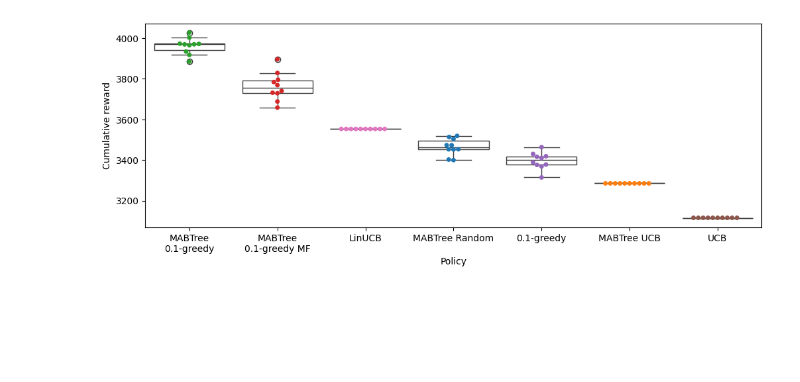
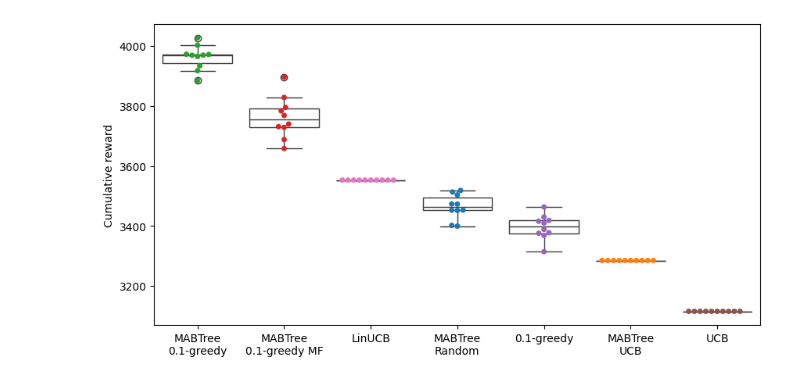
Before and after one commit to rik1599/recsys4good, a Jupyter notebook: evaluate.ipynb, the cells around one changed output. Drawn from its saved outputs; the diff is of its cells as text; code cells hidden in the pictures; blank space fills up the shorter version.

```diff
--- a/evaluate.ipynb
+++ b/evaluate.ipynb
@@ -42,0 +1,16 @@ plt.show()
+# %%
+from matplotlib import pyplot as plt
+import seaborn as sns
+import pandas as pd
+
+df_rewards = pd.read_csv('./out/cumulated_reward.csv', index_col=[0, 1])
+df_coverage = pd.read_csv('./out/coverage.csv', index_col=[0])
+df_diversity = pd.read_csv('./out/diversity.csv', index_col=[0])
+
+cumulated_reward = df_rewards.groupby(level=0, sort=False).last().T.reset_index(drop=True)
+renamed = cumulated_reward.rename(columns={
+    'MABTree 0.1-greedy': 'MABTree\n0.1-greedy',
+    'MABTree 0.1-greedy MF': 'MABTree\n0.1-greedy MF',
+    'MABTree Random': 'MABTree\nRandom',
+    'MABTree UCB': 'MABTree\nUCB',
+})
@@ -43,18 +38,11 @@ plt.show()
 # %%
-import seaborn as sns
-final_cumulative_reward = df_rewards.groupby(level=0, sort=False).last().T
-renamed = final_cumulative_reward.rename(columns={
-    'MABTree 0.1-greedy': 'MABTree\n0.1-greedy',
-    'MABTree 0.1-greedy MF': 'MABTree\n0.1-greedy MF'
-})
+plt.figure(figsize=(10, 5))
+
 rank = renamed.median().sort_values(ascending=False).index
-
-plt.figure(figsize=(12, 4))
 sns.boxplot(data=renamed, color='white', order=rank)
-sns.swarmplot(data=renamed)
+sns.swarmplot(data=renamed, order=rank)
 plt.ylabel('Cumulative reward')
-plt.xlabel('Policy')
-plt.savefig('./out/cumulative_reward_2.pdf', format='pdf', bbox_inches='tight')
+plt.savefig('./out/cumulated_reward.pdf', bbox_inches='tight', format='pdf')
 plt.show()
 # %% [output]
-[figure, old version]
+[figure, new version]
```
Also changed, not shown: parts of 17 cells of this notebook, 9 other files.
